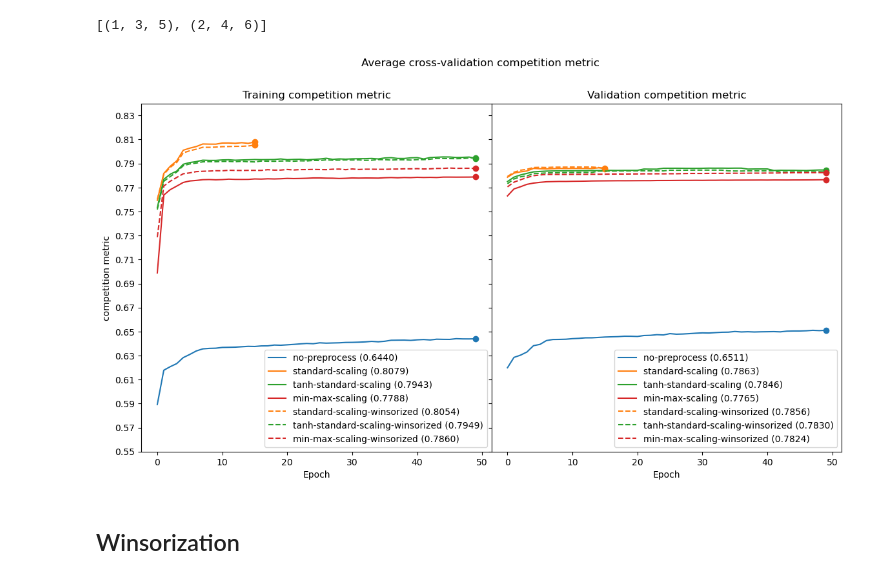
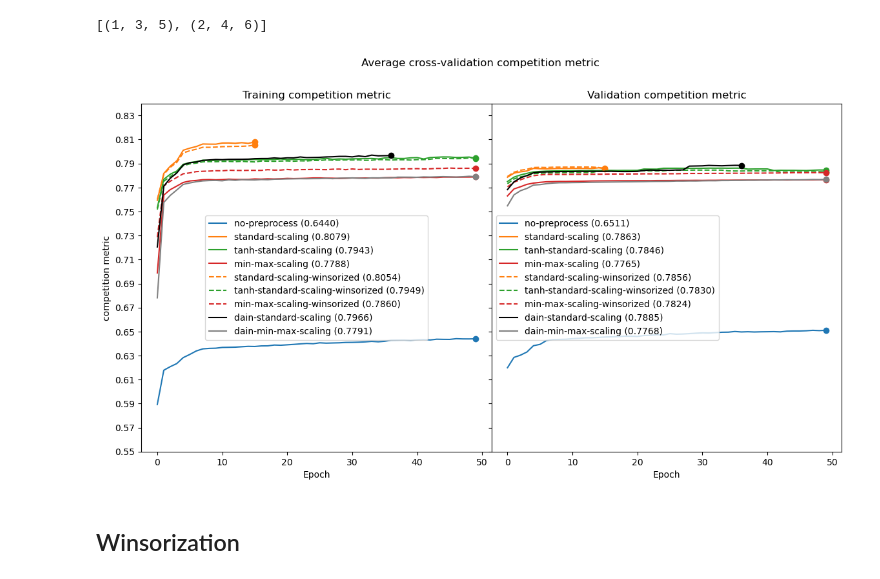
Before and after one commit to marcusGH/edain_paper, a Jupyter notebook: notebooks/static_preprocessing_classes.ipynb, the cells around one changed output. Drawn from its saved outputs; the diff is of its cells as text; code cells hidden in the pictures.

Commit message:
Do DAIN experiments

```diff
--- a/notebooks/static_preprocessing_classes.ipynb
+++ b/notebooks/static_preprocessing_classes.ipynb
@@ -278,12 +280,12 @@ plt.show()
 Plotting all the different preprocessing methods
 # %%
 import matplotlib.pyplot as plt
-methods = ['no-preprocess', 'standard-scaling', 'tanh-standard-scaling', 'min-max-scaling', 'standard-scaling-winsorized', 'tanh-standard-scaling-winsorized', 'min-max-scaling-winsorized']
+methods = ['no-preprocess', 'standard-scaling', 'tanh-standard-scaling', 'min-max-scaling', 'standard-scaling-winsorized', 'tanh-standard-scaling-winsorized', 'min-max-scaling-winsorized', 'dain2-standard-scaling', 'dain2-min-max-scaling']
 
 fig, axs = plt.subplots(ncols = 2, figsize=(14, 7), sharey=True)
 fig.subplots_adjust(wspace=0)
 
-for m, c in zip(methods, ['tab:blue', 'tab:orange', 'tab:green', 'tab:red', 'tab:orange', 'tab:green', 'tab:red']):
+for m, c in zip(methods, ['tab:blue', 'tab:orange', 'tab:green', 'tab:red', 'tab:orange', 'tab:green', 'tab:red', 'black', 'grey']):
     history = np.load(os.path.join(cfg['experiment_directory'], f"{m}-history-50-epochs.npy"), allow_pickle=True).item()
     train_cv_avgs = get_average(history, "train_loss")
     val_cv_avgs = get_average(history, "val_loss")
@@ -355,37 +357,39 @@ list(zip([1, 2], [3, 4], [5, 6]))
 [(1, 3, 5), (2, 4, 6)]
 # %%
 methods = ['no-preprocess', 'standard-scaling', 'tanh-standard-scaling', 'min-max-scaling', 'standard-scaling-winsorized', 'tanh-standard-scaling-winsorized', 'min-max-scaling-winsorized']
+methods = ['no-preprocess', 'standard-scaling', 'tanh-standard-scaling', 'min-max-scaling', 'standard-scaling-winsorized', 'tanh-standard-scaling-winsorized', 'min-max-scaling-winsorized', 'dain-standard-scaling', 'dain-min-max-scaling']
+
 
 fig, axs = plt.subplots(ncols = 2, figsize=(14, 7), sharey=True)
 fig.subplots_adjust(wspace=0)
 
-for m, c in zip(methods, ['tab:blue', 'tab:orange', 'tab:green', 'tab:red', 'tab:orange', 'tab:green', 'tab:red']):
+for m, c in zip(methods, ['tab:blue', 'tab:orange', 'tab:green', 'tab:red', 'tab:orange', 'tab:green', 'tab:red', 'black', 'grey']):
     history = np.load(os.path.join(cfg['experiment_directory'], f"{m}-history-50-epochs.npy"), allow_pickle=True).item()
     train_cv_avgs = get_average(history, "train_amex_metric")
     val_cv_avgs = get_average(history, "val_amex_metric")
     if 'winsorized' in m:
         linestyle = '--'
     else:
         linestyle = '-'
     axs[0].plot(train_cv_avgs, label = f"{m} ({train_cv_avgs[-1]:.4f})", color=c, linestyle=linestyle)
     axs[0].plot(len(train_cv_avgs) - 1, train_cv_avgs[-1], marker='o', color=c)
     axs[0].set_yticks(np.arange(0.55, 0.84, 0.02))
     axs[0].set_ylim([0.55, 0.85])
     axs[1].set_yticks(np.arange(0.55, 0.84, 0.02))
     axs[1].set_ylim([0.55, 0.84])
     axs[1].plot(val_cv_avgs, label = f"{m} ({val_cv_avgs[-1]:.4f})", color=c, linestyle=linestyle)
     axs[1].plot(len(val_cv_avgs) - 1, val_cv_avgs[-1], marker='o', color=c)
 axs[0].legend()
 axs[0].set_xlabel("Epoch")
 axs[1].set_xlabel("Epoch")
 axs[0].set_ylabel("competition metric")
 axs[0].set_title("Training competition metric")
 axs[1].set_title("Validation competition metric")
 axs[1].legend()
 fig.suptitle("Average cross-validation competition metric")
 plt.show()
 # %% [output]
-[figure, old version]
+[figure, new version]
 # %% [markdown]
 ## Winsorization
 # %%
```
Also changed, not shown: parts of 12 cells of this notebook, 4 other files.
